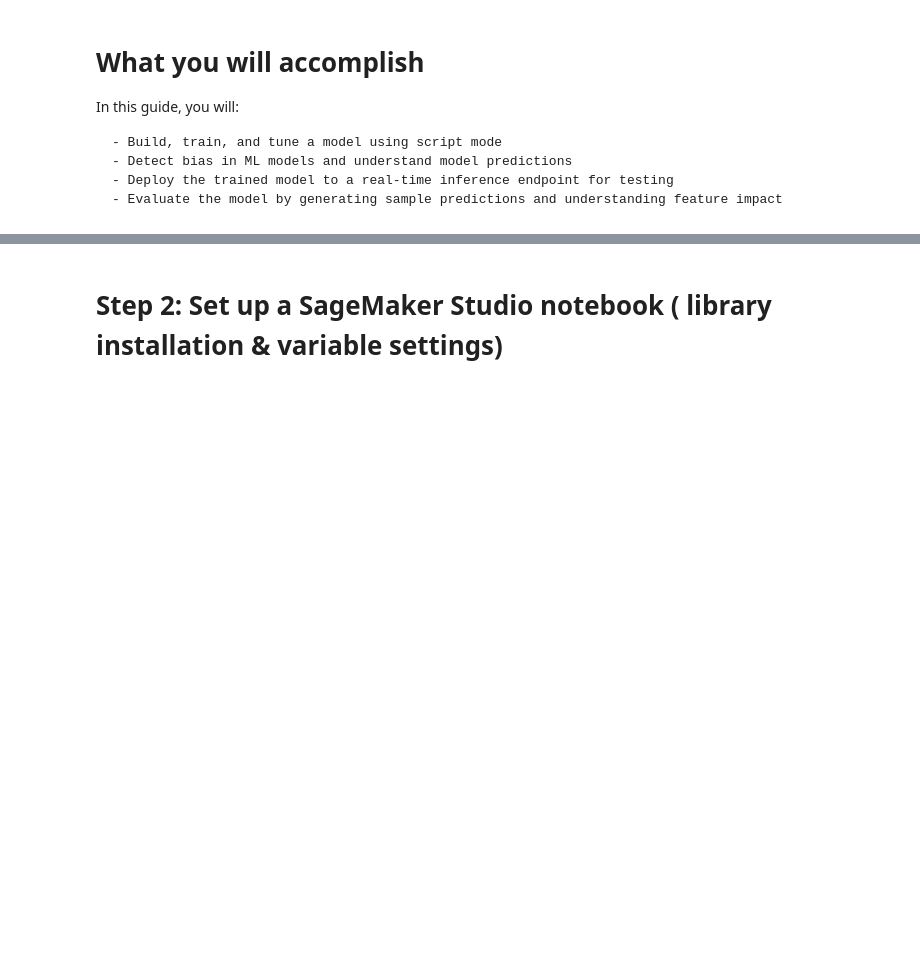
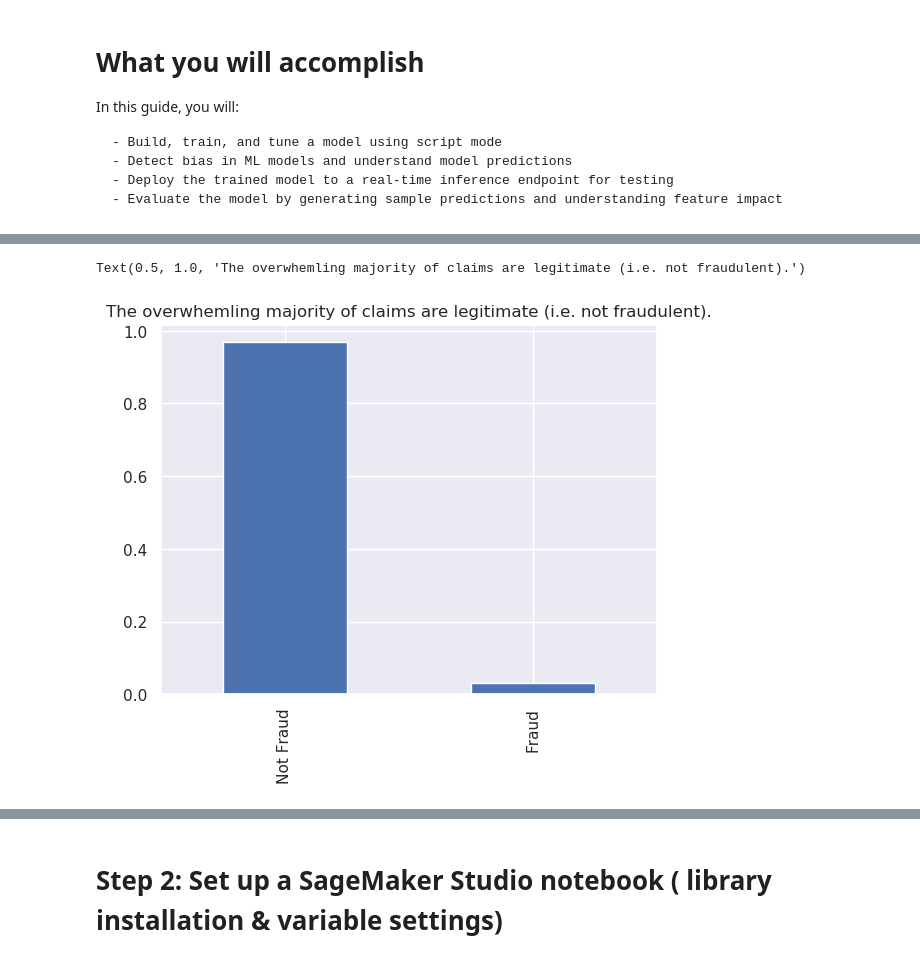
Before and after one commit to anupam-dewan/SMRampup, a Jupyter notebook: 01_TrainMLModel.ipynb, the cells around one changed output, grey strips where cells are left out. Drawn from its saved outputs; the diff is of its cells as text; code cells hidden in the pictures; blank space fills up the shorter version.

```diff
--- a/01_TrainMLModel.ipynb
+++ b/01_TrainMLModel.ipynb
@@ -21,0 +83,8 @@ Six months later her new teammate, Christina, sees a deprecation in the performa
+# %%
+df_train_data = df_train_data.reset_index()
+df_train_data.fraud.value_counts(normalize=True).plot.bar()
+plt.xticks([0, 1], ["Not Fraud", "Fraud"]);
+plt.title("The overwhemling majority of claims are legitimate (i.e. not fraudulent).")
+# %% [output]
+Text(0.5, 1.0, 'The overwhemling majority of claims are legitimate (i.e. not fraudulent).')
+[figure, added]
```
Also changed, not shown: parts of 28 cells of this notebook.
